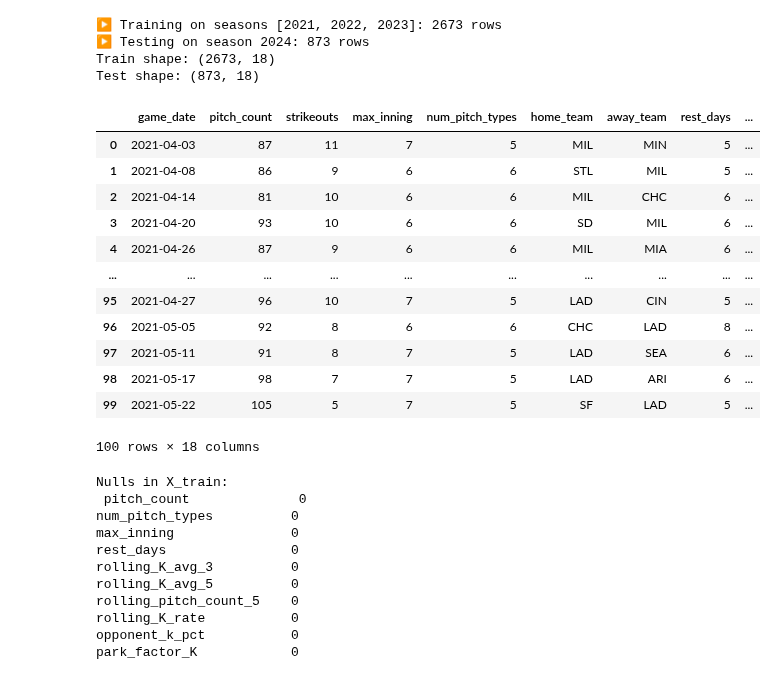
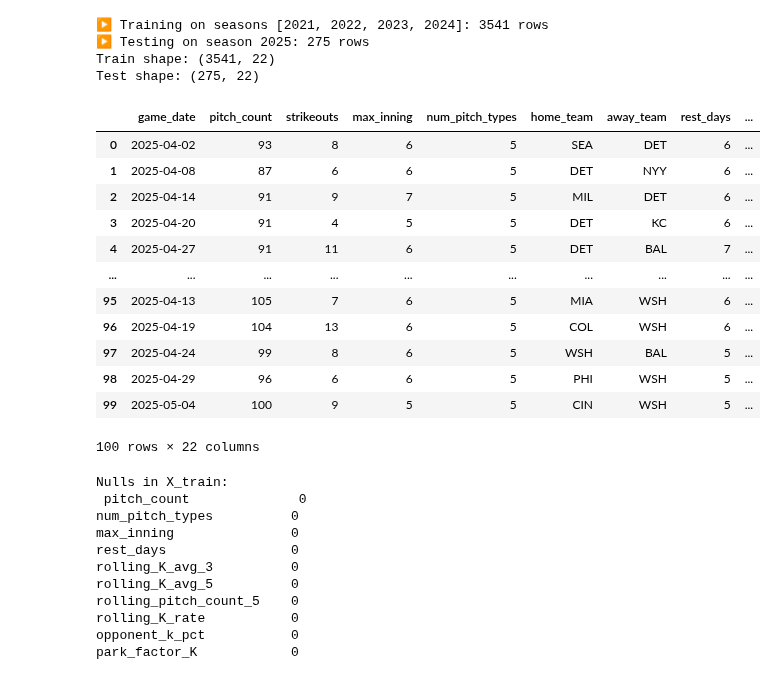
Before and after one commit to b00se/sportsbalf, a Jupyter notebook: notebooks/2023_pitcher_k_model.ipynb, the cells around one changed output. Drawn from its saved outputs; the diff is of its cells as text; code cells hidden in the pictures.

```diff
--- a/notebooks/2023_pitcher_k_model.ipynb
+++ b/notebooks/2023_pitcher_k_model.ipynb
@@ -11,41 +11,41 @@ FEATURE_COLS = [
     'opponent_k_pct', 'park_factor_K'
 ]
 TARGET_COL = 'strikeouts'
-TRAIN_SEASONS = [2021, 2022, 2023]
-TEST_SEASON = 2024
+TRAIN_SEASONS = [2021, 2022, 2023, 2024]
+TEST_SEASON = 2025
 # %%
 train_dfs = [
     pd.read_parquet(f"../data/processed/pitcher_game_data_{yr}.parquet")
     for yr in TRAIN_SEASONS
 ]
 train_df = pd.concat(train_dfs, ignore_index=True)
 print(f"▶️ Training on seasons {TRAIN_SEASONS}: {train_df.shape[0]} rows")
 
 test_df = pd.read_parquet(f"../data/processed/pitcher_game_data_{TEST_SEASON}.parquet")
 print(f"▶️ Testing on season {TEST_SEASON}: {test_df.shape[0]} rows")
 
 
 print("Train shape:", train_df.shape)
 print("Test shape:", test_df.shape)
-train_df.head(100)
+test_df.head(100)
 # %% [output]
-▶️ Training on seasons [2021, 2022, 2023]: 2673 rows
-▶️ Testing on season 2024: 873 rows
-Train shape: (2673, 18)
-Test shape: (873, 18)
+▶️ Training on seasons [2021, 2022, 2023, 2024]: 3541 rows
+▶️ Testing on season 2025: 275 rows
+Train shape: (3541, 22)
+Test shape: (275, 22)
 |  | game_date | pitch_count | strikeouts | max_inning | num_pitch_types | home_team | away_team | rest_days | ... |
-| 0 | 2021-04-03 | 87 | 11 | 7 | 5 | MIL | MIN | 5 | ... |
-| 1 | 2021-04-08 | 86 | 9 | 6 | 6 | STL | MIL | 5 | ... |
-| 2 | 2021-04-14 | 81 | 10 | 6 | 6 | MIL | CHC | 6 | ... |
-| 3 | 2021-04-20 | 93 | 10 | 6 | 6 | SD | MIL | 6 | ... |
-| 4 | 2021-04-26 | 87 | 9 | 6 | 6 | MIL | MIA | 6 | ... |
+| 0 | 2025-04-02 | 93 | 8 | 6 | 5 | SEA | DET | 6 | ... |
+| 1 | 2025-04-08 | 87 | 6 | 6 | 5 | DET | NYY | 6 | ... |
+| 2 | 2025-04-14 | 91 | 9 | 7 | 5 | MIL | DET | 6 | ... |
+| 3 | 2025-04-20 | 91 | 4 | 5 | 5 | DET | KC | 6 | ... |
+| 4 | 2025-04-27 | 91 | 11 | 6 | 5 | DET | BAL | 7 | ... |
 | ... | ... | ... | ... | ... | ... | ... | ... | ... | ... |
-| 95 | 2021-04-27 | 96 | 10 | 7 | 5 | LAD | CIN | 5 | ... |
-| 96 | 2021-05-05 | 92 | 8 | 6 | 6 | CHC | LAD | 8 | ... |
-| 97 | 2021-05-11 | 91 | 8 | 7 | 5 | LAD | SEA | 6 | ... |
-| 98 | 2021-05-17 | 98 | 7 | 7 | 5 | LAD | ARI | 6 | ... |
-| 99 | 2021-05-22 | 105 | 5 | 7 | 5 | SF | LAD | 5 | ... |
+| 95 | 2025-04-13 | 105 | 7 | 6 | 5 | MIA | WSH | 6 | ... |
+| 96 | 2025-04-19 | 104 | 13 | 6 | 5 | COL | WSH | 6 | ... |
+| 97 | 2025-04-24 | 99 | 8 | 6 | 5 | WSH | BAL | 5 | ... |
+| 98 | 2025-04-29 | 96 | 6 | 6 | 5 | PHI | WSH | 5 | ... |
+| 99 | 2025-05-04 | 100 | 9 | 5 | 5 | CIN | WSH | 5 | ... |
-100 rows × 18 columns
+100 rows × 22 columns
 # %%
 X_train = train_df[FEATURE_COLS]
 y_train = train_df[TARGET_COL]
```
Also changed, not shown: parts of 11 cells of this notebook, 11 other files.
